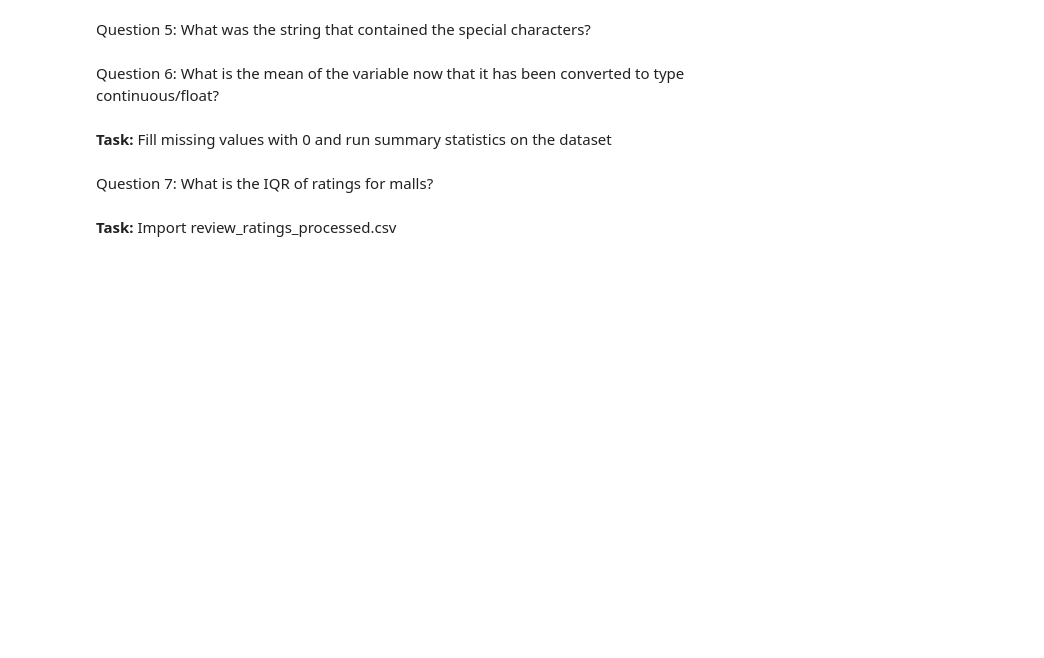
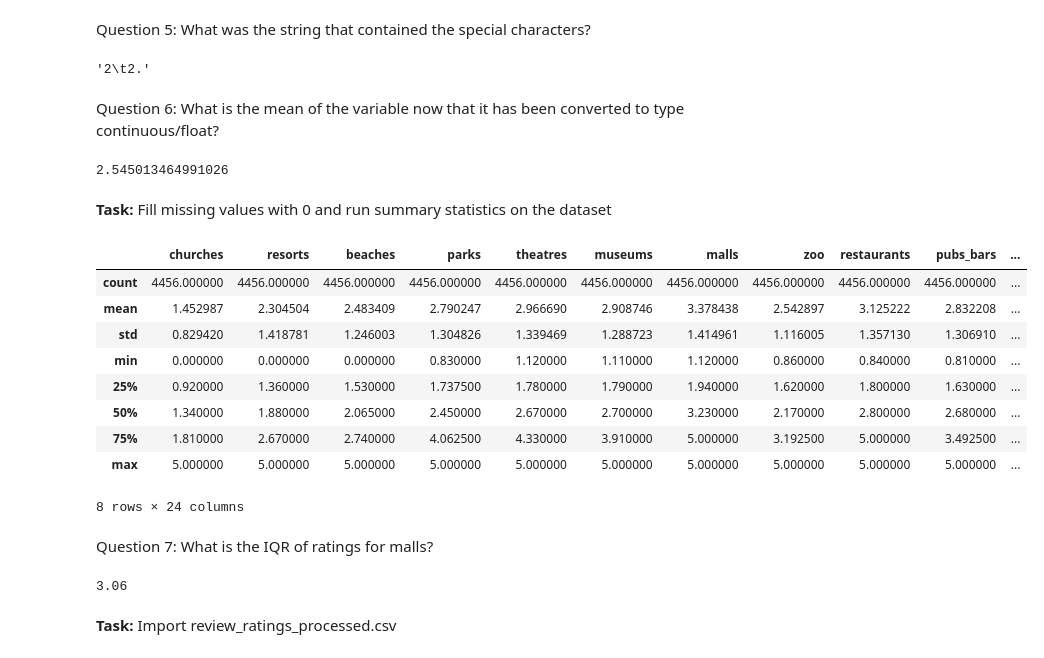
Before and after one commit to bradentam/Quant-hub-data-challenge, a Jupyter notebook: Review Ratings Challenge V3.ipynb, the cells around one changed output. Saved outputs shown, nothing was run; the diff lists cells and outputs as text; code cells hidden in the pictures; blank space fills up the shorter version.

```diff
--- a/Review Ratings Challenge V3.ipynb
+++ b/Review Ratings Challenge V3.ipynb
@@ -90,4 +86,4 @@ len(review_ratings_with_headers)
 # %% [markdown]
 **Task:** Import review_ratings_with_headers.csv
 # %%
-pd.read_csv('review_ratings_with_headers.csv')
+review_ratings_with_headers = pd.read_csv('review_ratings_with_headers.csv')
@@ -117,2 +119,17 @@ Question 4: What data type is user_id?
 # %% [markdown]
 **Task:** Find special characters that are in one of the columns, replace with 0, and convert to continuous/float type
+# %%
+for col in review_ratings_with_headers.columns[1:len(review_ratings_with_headers.columns)]:
+    if not review_ratings_with_headers.dtypes[col] == float:
+        print("The column that has a special character: " + col)
+        for i in range(len(review_ratings_with_headers[col])):
+
+            if bool(re.match(r'.*[\s!@#$%^&*()_+"\';:<>?,\/|~`].*',
+                     review_ratings_with_headers[col][i])) == True:
+
+                print("The index of the special character: " + str(i))
+                print("the string that contained the special character: "
+                      + str(review_ratings_with_headers[col][i]))
+                review_ratings_with_headers['local_services'][i] = 0
+
+    review_ratings_with_headers[col] = pd.to_numeric(review_ratings_with_headers[col])
@@ -119,10 +144,36 @@ Question 4: What data type is user_id?
 # %% [markdown]
 Question 5: What was the string that contained the special characters?
+# %%
+review_ratings_with_headers['local_services'][2697]
+# %% [output]
+'2\t2.'
 # %% [markdown]
 Question 6: What is the mean of the variable now that it has been converted to type continuous/float?
+# %%
+review_ratings_with_headers['local_services'].mean(axis = 0)
+# %% [output]
+2.545013464991026
 # %% [markdown]
 **Task:** Fill missing values with 0 and run summary statistics on the dataset
+# %%
+review_ratings_with_headers = review_ratings_with_headers.fillna(0)
+review_ratings_with_headers.describe()
+# %% [output]
+|  | churches | resorts | beaches | parks | theatres | museums | malls | zoo | restaurants | pubs_bars | ... |
+| count | 4456.000000 | 4456.000000 | 4456.000000 | 4456.000000 | 4456.000000 | 4456.000000 | 4456.000000 | 4456.000000 | 4456.000000 | 4456.000000 | ... |
+| mean | 1.452987 | 2.304504 | 2.483409 | 2.790247 | 2.966690 | 2.908746 | 3.378438 | 2.542897 | 3.125222 | 2.832208 | ... |
+| std | 0.829420 | 1.418781 | 1.246003 | 1.304826 | 1.339469 | 1.288723 | 1.414961 | 1.116005 | 1.357130 | 1.306910 | ... |
+| min | 0.000000 | 0.000000 | 0.000000 | 0.830000 | 1.120000 | 1.110000 | 1.120000 | 0.860000 | 0.840000 | 0.810000 | ... |
+| 25% | 0.920000 | 1.360000 | 1.530000 | 1.737500 | 1.780000 | 1.790000 | 1.940000 | 1.620000 | 1.800000 | 1.630000 | ... |
+| 50% | 1.340000 | 1.880000 | 2.065000 | 2.450000 | 2.670000 | 2.700000 | 3.230000 | 2.170000 | 2.800000 | 2.680000 | ... |
+| 75% | 1.810000 | 2.670000 | 2.740000 | 4.062500 | 4.330000 | 3.910000 | 5.000000 | 3.192500 | 5.000000 | 3.492500 | ... |
+| max | 5.000000 | 5.000000 | 5.000000 | 5.000000 | 5.000000 | 5.000000 | 5.000000 | 5.000000 | 5.000000 | 5.000000 | ... |
+8 rows × 24 columns
 # %% [markdown]
 Question 7: What is the IQR of ratings for malls?
+# %%
+float(review_ratings_with_headers['malls'].quantile([.75])) - float(review_ratings_with_headers['malls'].quantile([0.25]))
+# %% [output]
+3.06
 # %% [markdown]
 **Task:** Import review_ratings_processed.csv
```
Also changed, not shown: parts of 29 cells of this notebook, 1 other file.
